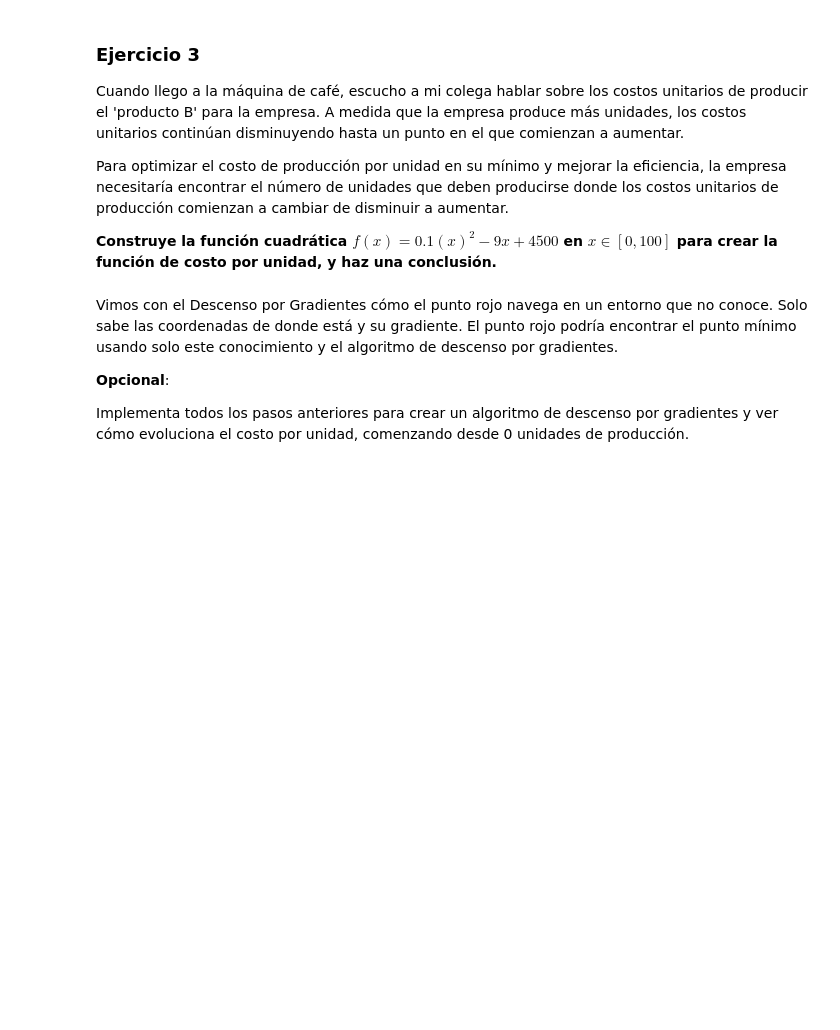
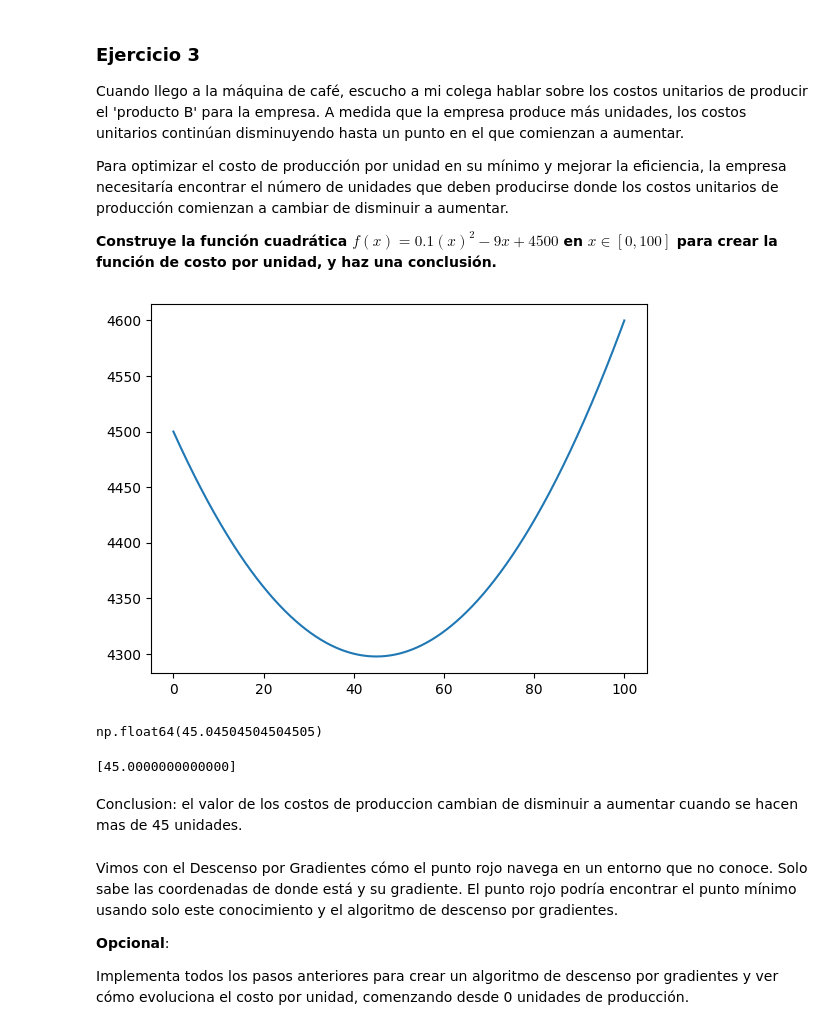
Before and after one commit to scontrerasr/calculus-and-algebra-problems-with-python, a Jupyter notebook: notebook/problems.es.ipynb, the cells around one changed output. Saved outputs shown, nothing was run; the diff lists cells and outputs as text; code cells hidden in the pictures; blank space fills up the shorter version.

```diff
--- a/notebook/problems.es.ipynb
+++ b/notebook/problems.es.ipynb
@@ -223,6 +300,37 @@ Para optimizar el costo de producción por unidad en su mínimo y mejorar la efi
 **Construye la función cuadrática $f(x)=0.1(x)^2−9x +4500$ en $x∈[0,100]$ para crear la función de costo por unidad, y haz una conclusión.**
 # %%
 # Definir y graficar la función
+
+def produccion(x):
+    return 0.1*x**2-9*x+4500
+
+def dproduccion(x):
+    return 0.2*x-9
+
+x_axis = np.linspace(0,100,1000)
+y_axis = produccion(x_axis)
+# %%
+plt.plot(x_axis,y_axis)
+plt.show()
+# %% [output]
+[figure, added]
+# %%
+x = sy.Symbol('x')
+df = sy.diff(produccion(x),x)
+df = sy.expand(df)
+
+#valor minimo acercado calculado del minimo valor de y
+x_axis[np.argmin(y_axis)]
+# %% [output]
+np.float64(45.04504504504505)
+# %%
+#valor minimo calculado donde la derivada se hace cero
+a = sy.solve(df,x)
+a
+# %% [output]
+[45.0000000000000]
+# %% [markdown]
+Conclusion: el valor de los costos de produccion cambian de disminuir a aumentar cuando se hacen mas de 45 unidades.
 # %% [markdown]
 Vimos con el Descenso por Gradientes cómo el punto rojo navega en un entorno que no conoce. Solo sabe las coordenadas de donde está y su gradiente. El punto rojo podría encontrar el punto mínimo usando solo este conocimiento y el algoritmo de descenso por gradientes.
 
```
Also changed, not shown: parts of 16 cells of this notebook.
